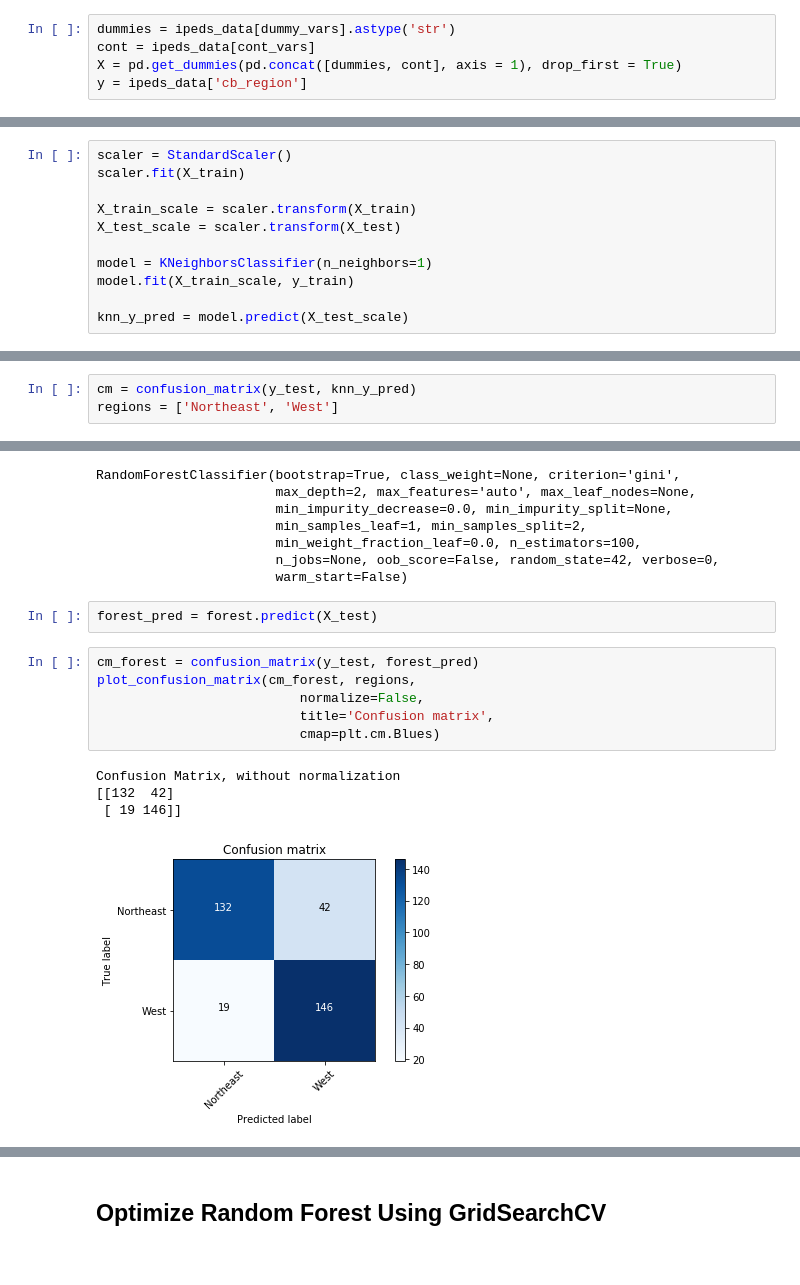
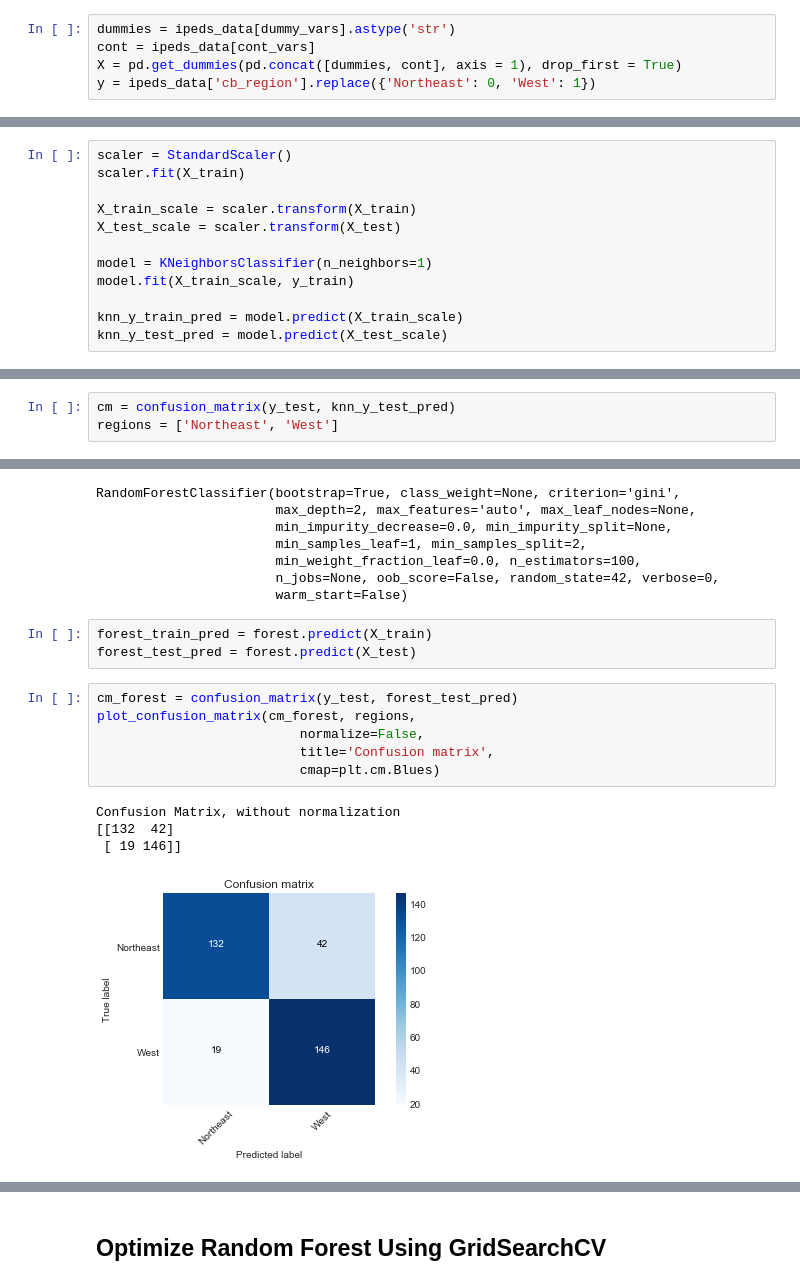
Before and after one commit to rweng18/education_data, a Jupyter notebook: 05_running_models.ipynb, the cells around one changed output, grey strips where cells are left out. Cells and saved outputs as stored; diff of their text form.

Commit message:
figures, tables, final notebook

```diff
--- a/05_running_models.ipynb
+++ b/05_running_models.ipynb
@@ -74,7 +102,7 @@ cont_vars = ['headcount_blk_Total_prop', 'headcount_hsp_Total_prop',
 dummies = ipeds_data[dummy_vars].astype('str')
 cont = ipeds_data[cont_vars]
 X = pd.get_dummies(pd.concat([dummies, cont], axis = 1), drop_first = True)
-y = ipeds_data['cb_region']
+y = ipeds_data['cb_region'].replace({'Northeast': 0, 'West': 1})
 # %% [markdown]
 # Train, Test, Split
 # %%
@@ -109,7 +144,8 @@ X_test_scale = scaler.transform(X_test)
 model = KNeighborsClassifier(n_neighbors=1)
 model.fit(X_train_scale, y_train)
 
-knn_y_pred = model.predict(X_test_scale)
+knn_y_train_pred = model.predict(X_train_scale)
+knn_y_test_pred = model.predict(X_test_scale)
 # %%
 # F1 = 2 * (precision * recall) / (precision + recall)
 
@@ -117,7 +153,7 @@ f1_score(y_test, knn_y_pred, average='weighted')
 # %% [output]
 0.7846982482258335
 # %%
-cm = confusion_matrix(y_test, knn_y_pred)
+cm = confusion_matrix(y_test, knn_y_test_pred)
 regions = ['Northeast', 'West']
 # %%
 def plot_confusion_matrix(cm, classes,
@@ -505,16 +542,17 @@ RandomForestClassifier(bootstrap=True, class_weight=None, criterion='gini',
                        n_jobs=None, oob_score=False, random_state=42, verbose=0,
                        warm_start=False)
 # %%
-forest_pred = forest.predict(X_test)
+forest_train_pred = forest.predict(X_train)
+forest_test_pred = forest.predict(X_test)
 # %%
-cm_forest = confusion_matrix(y_test, forest_pred)
+cm_forest = confusion_matrix(y_test, forest_test_pred)
 plot_confusion_matrix(cm_forest, regions,
                           normalize=False,
                           title='Confusion matrix',
                           cmap=plt.cm.Blues)
 # %% [output]
 Confusion Matrix, without normalization
 [[132  42]
  [ 19 146]]
-[figure, old version]
+[figure, new version]
 # %%
```
Also changed, not shown: parts of 87 cells of this notebook, 35 other files.
